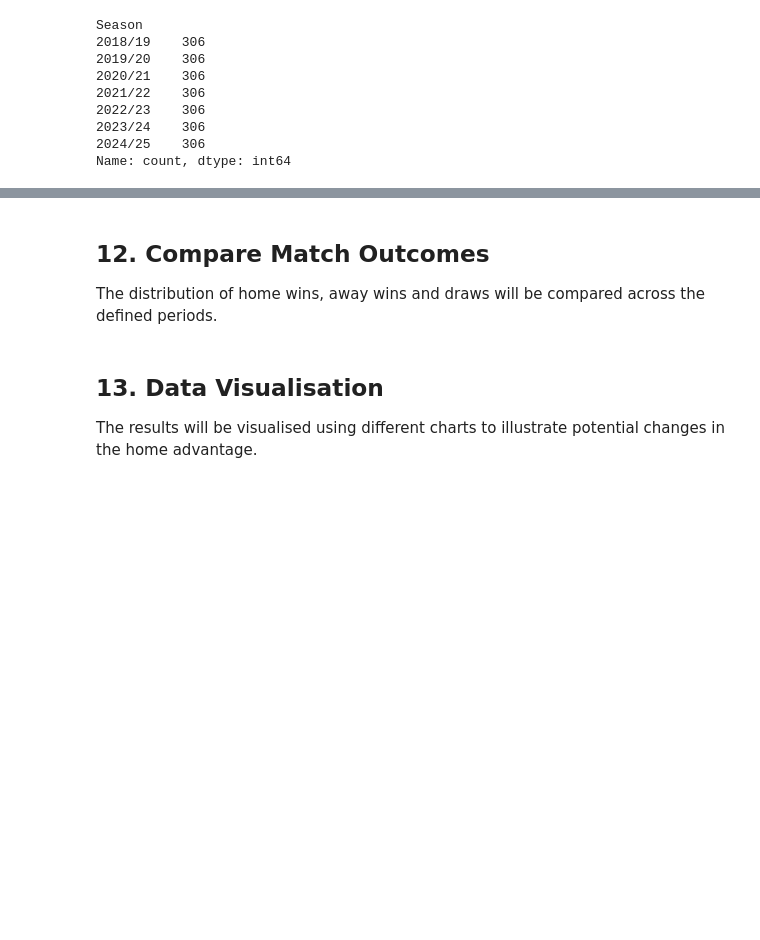
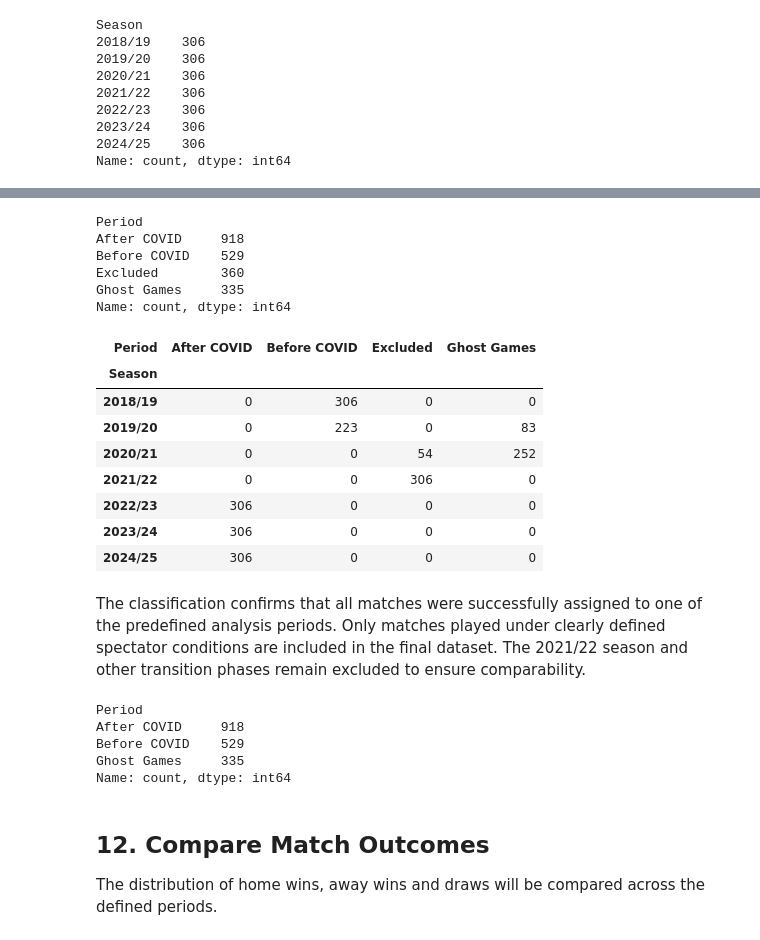
Before and after one commit to WilliTropical/bundesliga-home-advantage-covid, a Jupyter notebook: bundesliga_covid.ipynb, the cells around one changed output, grey strips where cells are left out. Drawn from its saved outputs; the diff is of its cells as text; code cells hidden in the pictures; blank space fills up the shorter version.

```diff
--- a/bundesliga_covid.ipynb
+++ b/bundesliga_covid.ipynb
@@ -307,0 +424,23 @@ Name: count, dtype: int64
+# %%
+df_all["Period"].value_counts()
+# %% [output]
+Period
+After COVID     918
+Before COVID    529
+Excluded        360
+Ghost Games     335
+Name: count, dtype: int64
+# %%
+pd.crosstab(df_all["Season"], df_all["Period"])
+# %% [output]
+| Period | After COVID | Before COVID | Excluded | Ghost Games |
+| Season |  |  |  |  |
+| 2018/19 | 0 | 306 | 0 | 0 |
+| 2019/20 | 0 | 223 | 0 | 83 |
+| 2020/21 | 0 | 0 | 54 | 252 |
+| 2021/22 | 0 | 0 | 306 | 0 |
+| 2022/23 | 306 | 0 | 0 | 0 |
+| 2023/24 | 306 | 0 | 0 | 0 |
+| 2024/25 | 306 | 0 | 0 | 0 |
+# %% [markdown]
+The classification confirms that all matches were successfully assigned to one of the predefined analysis periods. Only matches played under clearly defined spectator conditions are included in the final dataset. The 2021/22 season and other transition phases remain excluded to ensure comparability.
@@ -308,6 +449,11 @@ Name: count, dtype: int64
+# %%
+df_analysis["Period"].value_counts()
+# %% [output]
+Period
+After COVID     918
+Before COVID    529
+Ghost Games     335
+Name: count, dtype: int64
 # %% [markdown]
 ## 12. Compare Match Outcomes
 The distribution of home wins, away wins and draws will be compared across the defined periods.
-# %% [markdown]
-## 13. Data Visualisation
-The results will be visualised using different charts to illustrate potential changes in the home advantage.
```
Also changed, not shown: parts of 26 cells of this notebook, 1 other file.
